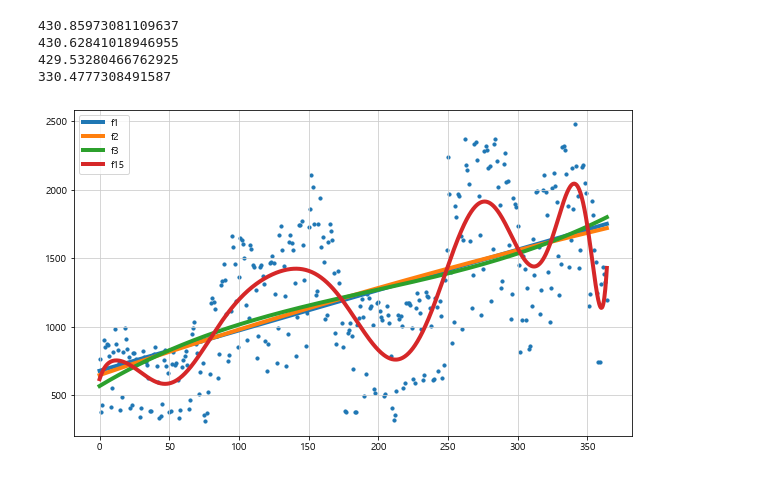
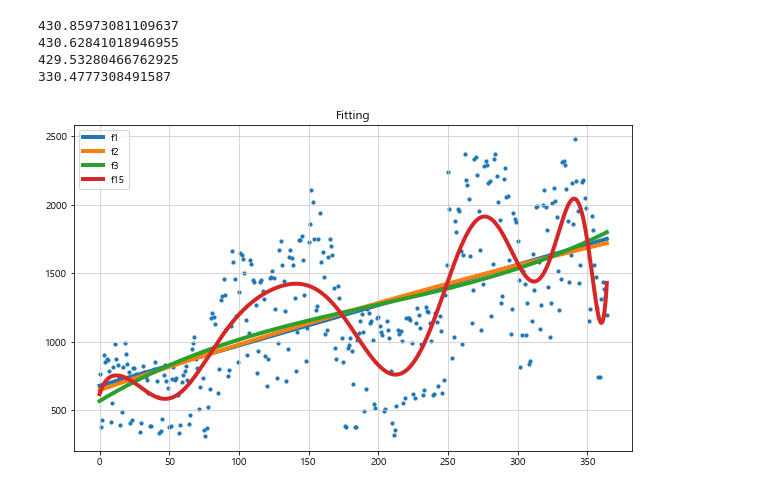
Before and after one commit to cskwon81/PinkWink_TimeSeries, a Jupyter notebook: timeSeries.ipynb, the cells around one changed output. Cells and saved outputs as stored; diff of their text form; code cells hidden in the pictures.

Commit message:
[ADD] Figure Title

```diff
--- a/timeSeries.ipynb
+++ b/timeSeries.ipynb
@@ -85,14 +85,15 @@ print(error(f15, time, traffic))
 # %%
 plt.figure(figsize=(10,6))
 plt.scatter(time, traffic, s=10) # scatter, size 10
 
 plt.plot(fx, f1(fx), lw=4, label='f1') # linewidth -> lw
 plt.plot(fx, f2(fx), lw=4, label='f2')
 plt.plot(fx, f3(fx), lw=4, label='f3')
 plt.plot(fx, f15(fx), lw=4, label='f15')
 
 plt.grid(True, linestyle='-', color='0.8') # color 1에 가까울수록 반투명
 plt.legend(loc='best') # location, best
+plt.title('Fitting')
 plt.show()
 # %% [output]
-[figure, old version]
+[figure, new version]
```
Also changed, not shown: 1 other file.
